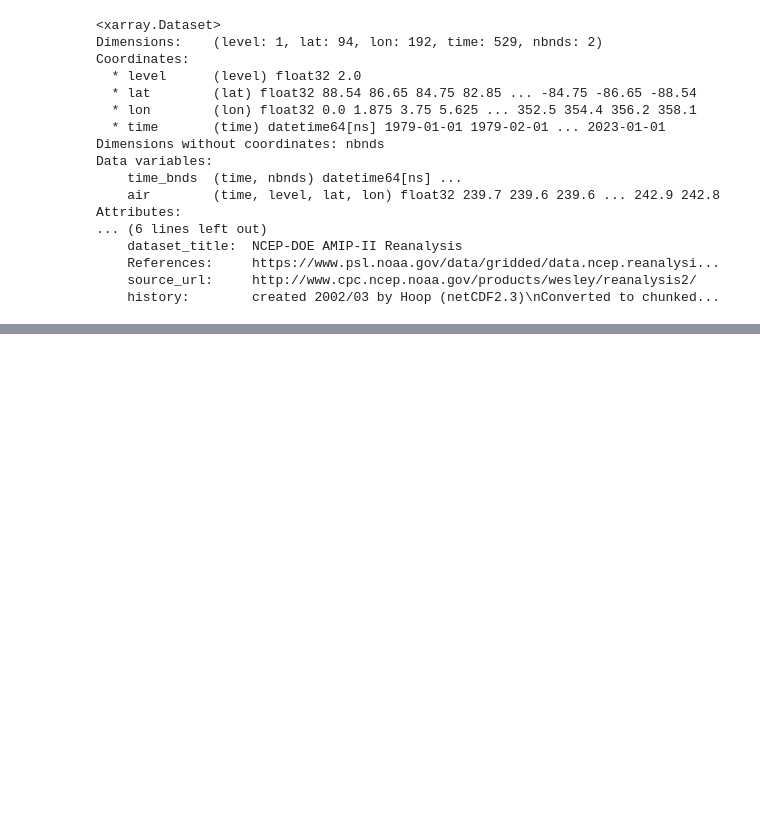
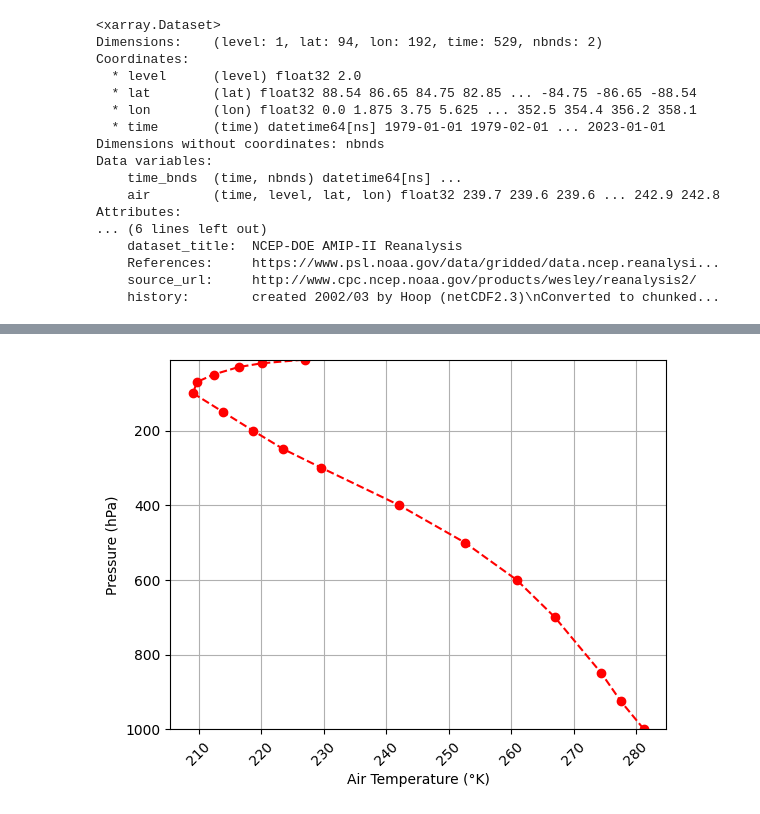
Before and after one commit to shiv3679/python-workshop-ees405, a Jupyter notebook: python_workshop.ipynb, the cells around one changed output, grey strips where cells are left out. Saved outputs shown, nothing was run; the diff lists cells and outputs as text; code cells hidden in the pictures; blank space fills up the shorter version.

```diff
--- a/python_workshop.ipynb
+++ b/python_workshop.ipynb
@@ -213,0 +244,3 @@ Coordinates:
+# %%
+data_3d = xr.open_dataset('/media/posiden/posiden/ERA5_Data/NCEP/3d/air.mon.ltm.nc')
+data_3d
@@ -213,0 +265,4 @@ Coordinates:
+# %%
+# reducing the dimensionality of the data
+data_3d_mean = data_3d.air.mean(dim=['lat','lon','time']).squeeze()
+data_3d_mean
@@ -213,0 +277,11 @@ Coordinates:
+# %%
+# plot the levels data
+plt.plot(data_3d_mean, data_3d_mean.level, marker='o', linestyle='--', color='red')
+plt.ylim(max(data_3d_mean.level), min(data_3d_mean.level))
+plt.xlabel('Air Temperature (°K)')
+plt.ylabel('Pressure (hPa)')
+plt.grid(True)
+plt.xticks(rotation=45)
+plt.show()
+# %% [output]
+[figure, added]
```
Also changed, not shown: parts of 17 cells of this notebook.
